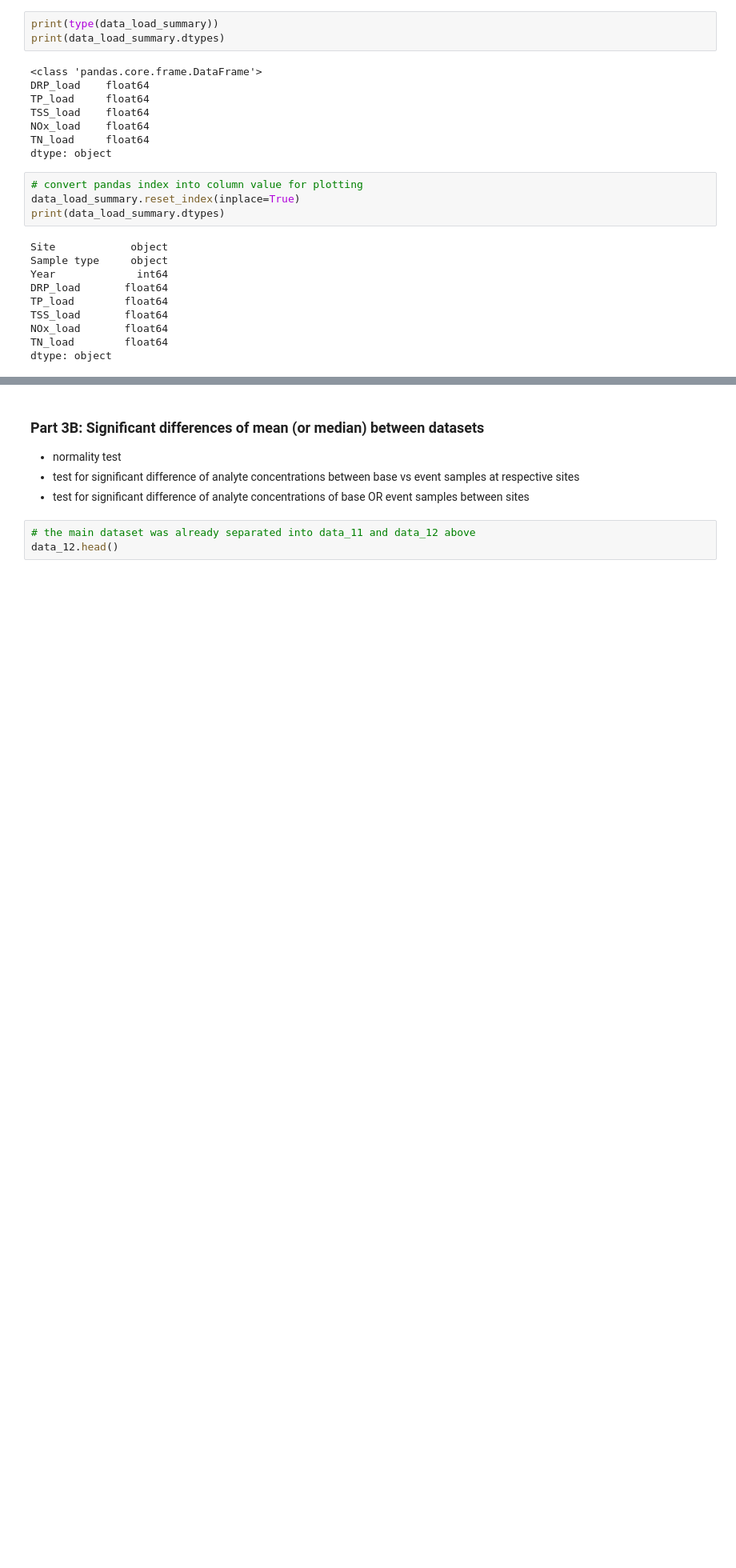
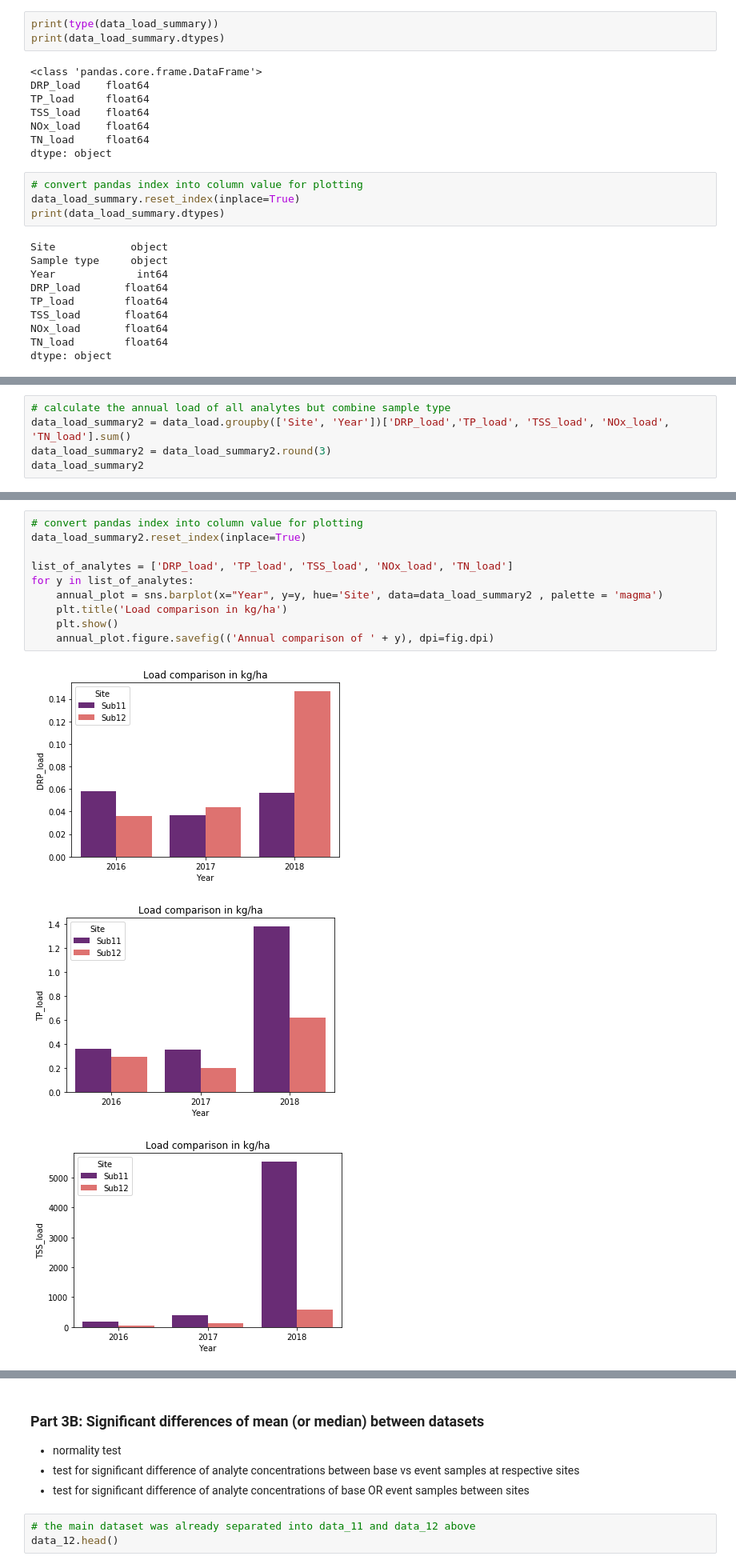
Before and after one commit to jiyeow/jy_project, a Jupyter notebook: ABE516x_finalproject.ipynb, the cells around one changed output, grey strips where cells are left out. Shown at 80% size. Cells and saved outputs as stored; diff of their text form; blank space fills up the shorter version.

```diff
--- a/ABE516x_finalproject.ipynb
+++ b/ABE516x_finalproject.ipynb
@@ -314,0 +303,5 @@ for y in list_of_analytes:
+# %%
+# calculate the annual load of all analytes but combine sample type
+data_load_summary2 = data_load.groupby(['Site', 'Year'])['DRP_load','TP_load', 'TSS_load', 'NOx_load', 'TN_load'].sum()
+data_load_summary2 = data_load_summary2.round(3)
+data_load_summary2
@@ -314,0 +317,14 @@ for y in list_of_analytes:
+# %%
+# convert pandas index into column value for plotting
+data_load_summary2.reset_index(inplace=True)
+
+list_of_analytes = ['DRP_load', 'TP_load', 'TSS_load', 'NOx_load', 'TN_load']
+for y in list_of_analytes:
+    annual_plot = sns.barplot(x="Year", y=y, hue='Site', data=data_load_summary2 , palette = 'magma')
+    plt.title('Load comparison in kg/ha')
+    plt.show()
+    annual_plot.figure.savefig(('Annual comparison of ' + y), dpi=fig.dpi)
+# %% [output]
+[figure, added]
+[figure, added]
+[figure, added]
```
Also changed, not shown: parts of 13 cells of this notebook.
